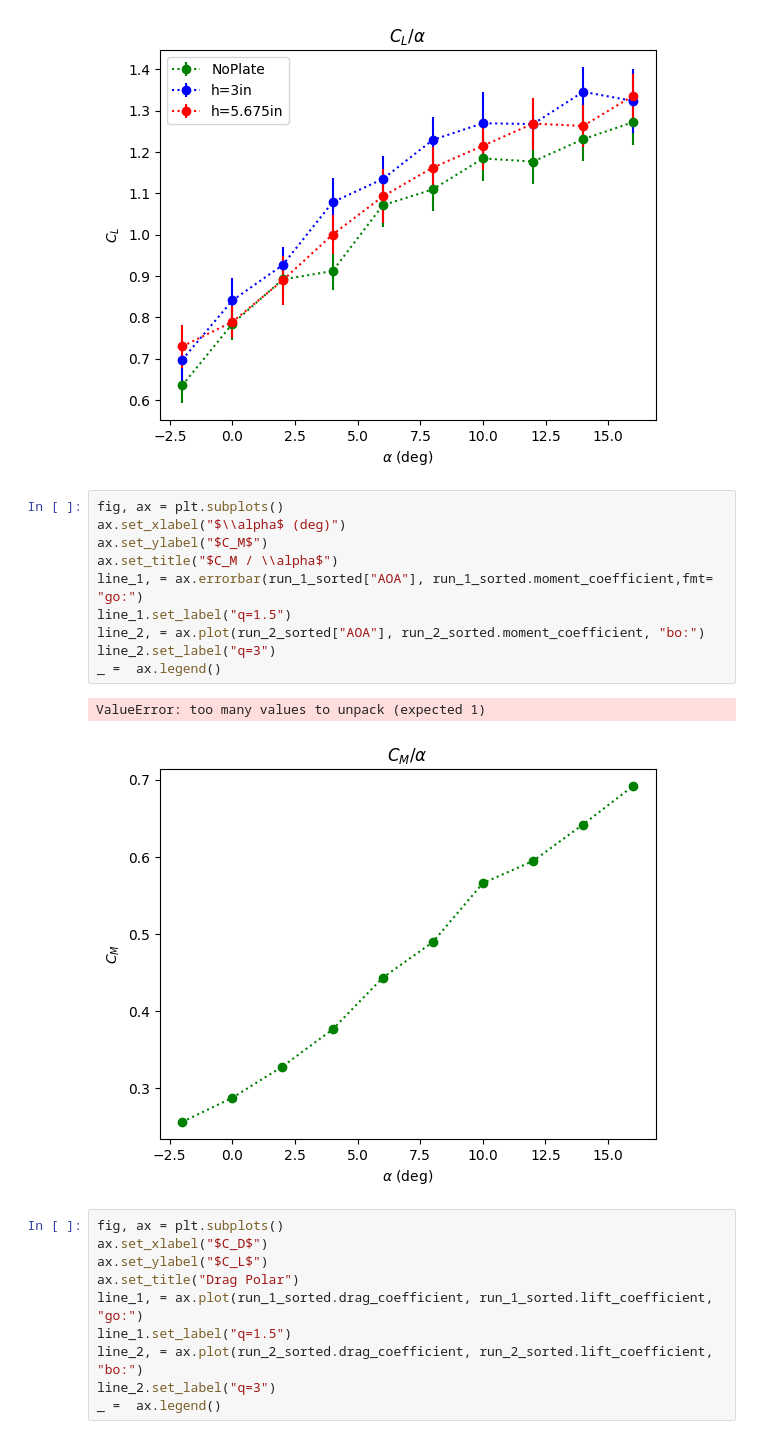
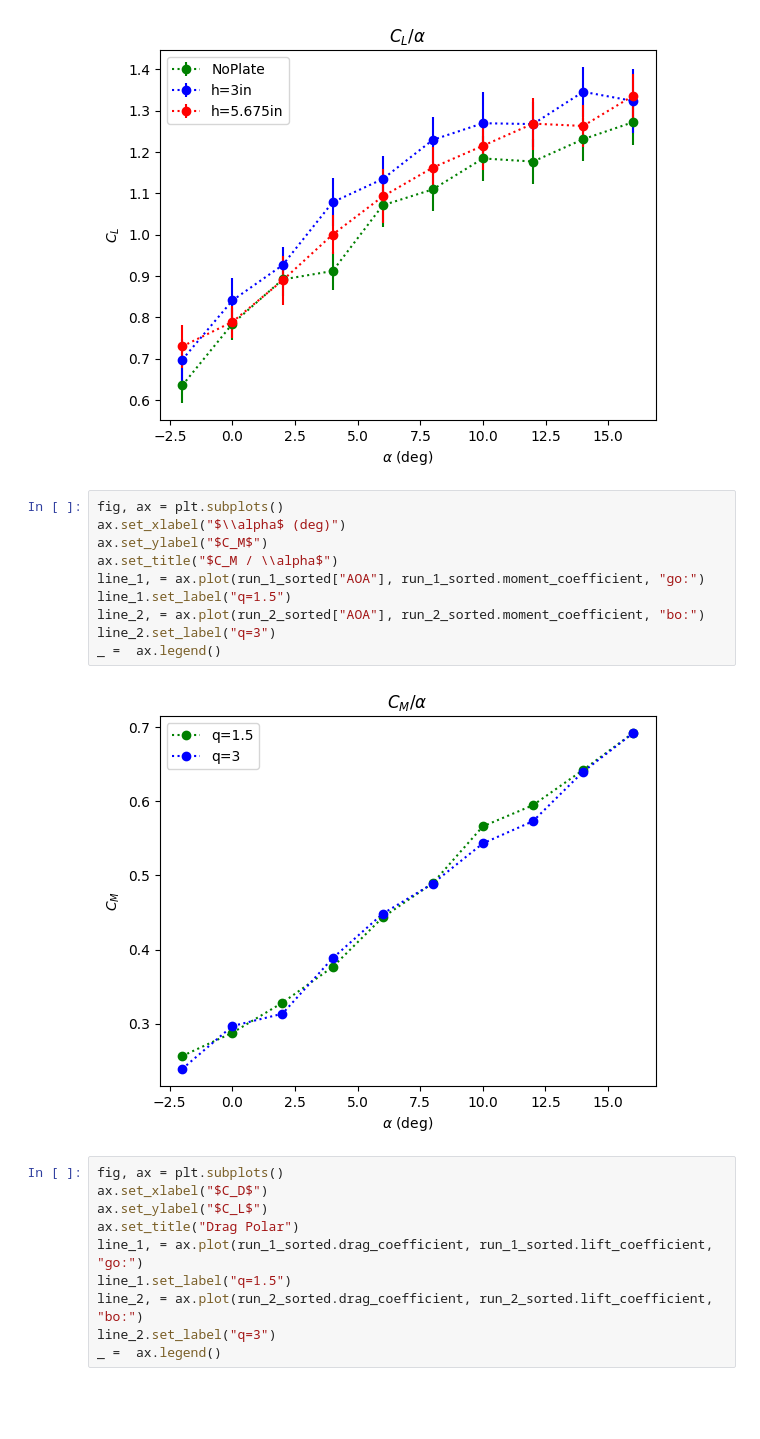
Before and after one commit to CthulhuWorshippr/ExperimentalMethods, a Jupyter notebook: finalAnalysis.ipynb, the cells around one changed output. Saved outputs shown, nothing was run; the diff lists cells and outputs as text; blank space fills up the shorter version.

```diff
--- a/finalAnalysis.ipynb
+++ b/finalAnalysis.ipynb
@@ -262,16 +262,15 @@ See the caveats in the documentation: https://pandas.pydata.org/pandas-docs/stab
 # %%
 fig, ax = plt.subplots()
 ax.set_xlabel("$\\alpha$ (deg)")
 ax.set_ylabel("$C_M$")
 ax.set_title("$C_M / \\alpha$")
-line_1, = ax.errorbar(run_1_sorted["AOA"], run_1_sorted.moment_coefficient,fmt= "go:")
+line_1, = ax.plot(run_1_sorted["AOA"], run_1_sorted.moment_coefficient, "go:")
 line_1.set_label("q=1.5")
 line_2, = ax.plot(run_2_sorted["AOA"], run_2_sorted.moment_coefficient, "bo:")
 line_2.set_label("q=3")
 _ =  ax.legend()
 # %% [output]
-ValueError: too many values to unpack (expected 1)
-[figure, old version]
+[figure, new version]
 # %%
 fig, ax = plt.subplots()
 ax.set_xlabel("$C_D$")
```
